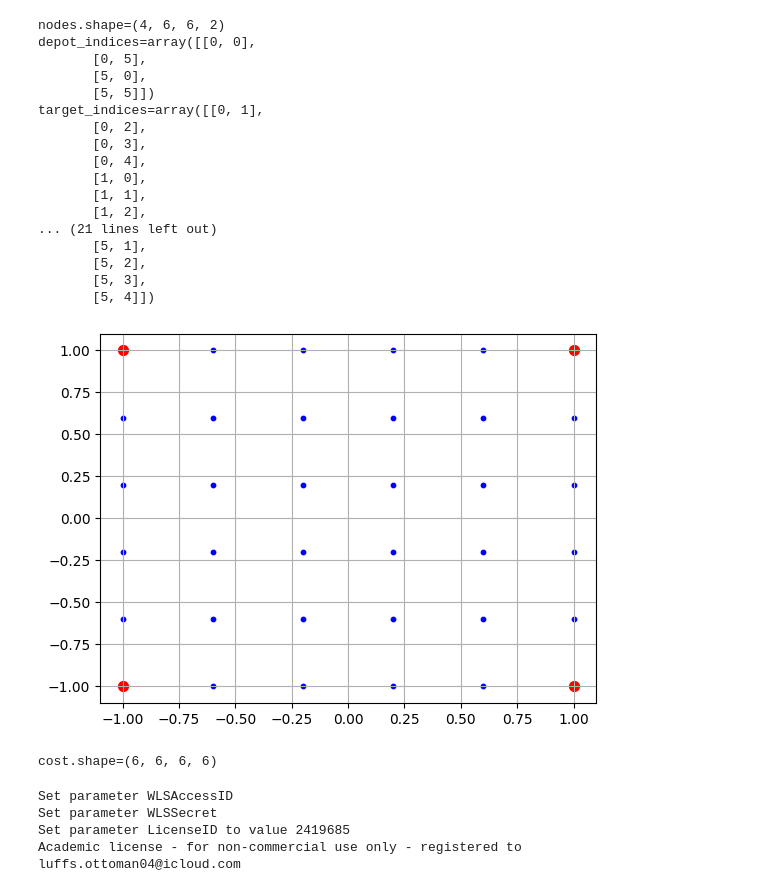
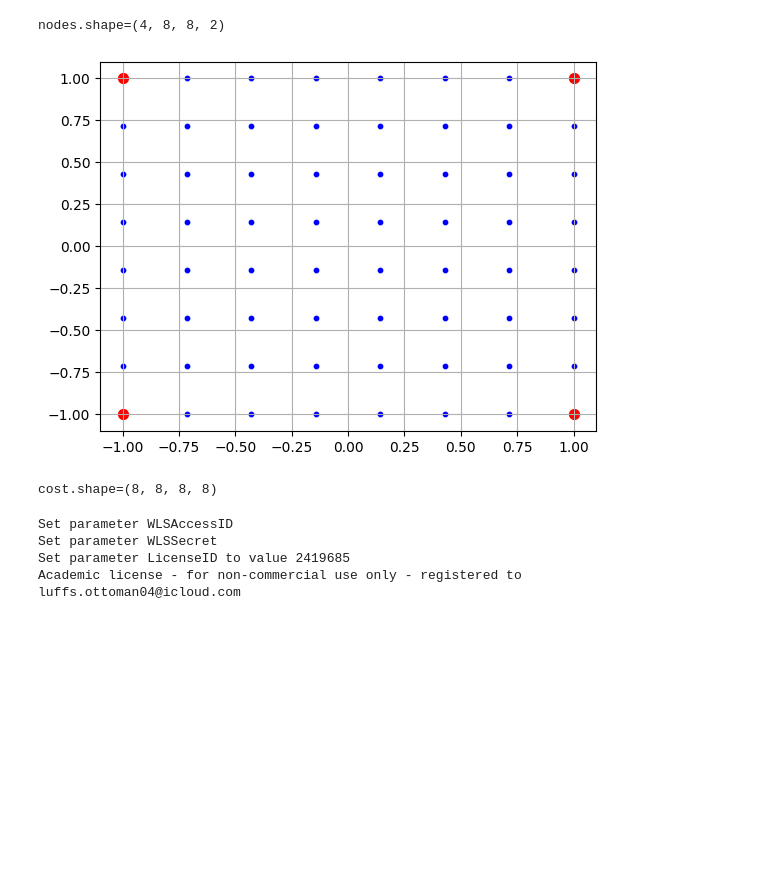
Before and after one commit to nestlab-bae-mqp-2024/mrpcp-solvers, a Jupyter notebook: jupyter/2015_mrpcp/2015_mrpcp_yasars_attempt.ipynb, the cells around one changed output. Drawn from its saved outputs; the diff is of its cells as text; code cells hidden in the pictures; blank space fills up the shorter version.

```diff
--- a/jupyter/2015_mrpcp/2015_mrpcp_yasars_attempt.ipynb
+++ b/jupyter/2015_mrpcp/2015_mrpcp_yasars_attempt.ipynb
@@ -8,7 +8,7 @@ k = 4
 # Chose recharging proportionality constant
 q_k = 0.1  # This means that each robot will need to charge for 10 minutes for every 100 minutes travelled
 # Chose the number of nodes in an axis
-n = 6
+n = 8
 # Create a uniform (n, n, 2) numpy grid for MAXIMUM SPEED
 nodes = np.mgrid[-1:1:n * 1j, -1.:1:n * 1j]
 nodes = nodes.reshape(nodes.shape + (1,))
@@ -21,53 +21,37 @@ print(f"{nodes.shape=}")
 # Note: If a node isn't a depot, it is a target
 
 # Specify depots
 ## One depot node
 # depots_i = np.array([[0, 0]])
 ## Four depot nodes (one in each corner)
 depot_indices = np.array([[0, 0], [0, n-1], [n-1, 0], [n-1,n-1]])
-print(f"{depot_indices=}")
+# print(f"{depot_indices=}")
 target_indices = []
 for i in range(n):
     for j in range(n):
         is_depot = False
         for depot in depot_indices:
             if i == depot[0] and j == depot[1]:
                 is_depot = True
                 continue
         if not is_depot:
             target_indices.append([i,j])
 target_indices = np.array(target_indices)
-print(f"{target_indices=}")
+# print(f"{target_indices=}")
 
 # Chose starting depot node
 B_k = depot_indices
 # print(f"{B_k=}")
 
 # Graphical sanity check
 plt.figure()
 plt.scatter(nodes[0,:,:,0], nodes[0,:,:,1], c='blue', s=10)
 plt.scatter(nodes[0,depot_indices[:,0],depot_indices[:,1],0], nodes[0,depot_indices[:,0],depot_indices[:,1], 1], c='red', s=50)
 plt.grid()
 plt.show()
 # %% [output]
-nodes.shape=(4, 6, 6, 2)
-depot_indices=array([[0, 0],
-       [0, 5],
-       [5, 0],
-       [5, 5]])
-target_indices=array([[0, 1],
-       [0, 2],
-       [0, 3],
-       [0, 4],
-       [1, 0],
-       [1, 1],
-       [1, 2],
-... (21 lines left out)
-       [5, 1],
-       [5, 2],
-       [5, 3],
-       [5, 4]])
+nodes.shape=(4, 8, 8, 2)
-[figure, old version]
+[figure, new version]
 # %%
 import itertools
 
@@ -76,11 +60,9 @@ cost = np.zeros((n,n,n,n))
 for i1, j1, i2, j2 in itertools.product(range(n), range(n), range(n), range(n)):
     cost[i1,j1,i2,j2] = np.sqrt((nodes[0,i1,j1,0]-nodes[0,i2,j2,0]) ** 2 + (nodes[0,i1,j1,1]-nodes[0,i2,j2,1]) ** 2)
     # print(f"({i1},{j1},{i2},{j2}):({targets[i1,j1,0]},{targets[i1,j1,1]},{targets[i2,j2,0]},{targets[i2,j2,1]}): {target_cost[i1,j1,i2,j2]}")
-# cost = cost.reshape((1,) + cost.shape)
-# cost = np.concatenate([cost for _ in range(k)], axis=0)
 print(f"{cost.shape=}")
 # %% [output]
-cost.shape=(6, 6, 6, 6)
+cost.shape=(8, 8, 8, 8)
 # %%
 import gurobipy as gp
 from gurobipy import GRB
```
Also changed, not shown: parts of 7 cells of this notebook.
